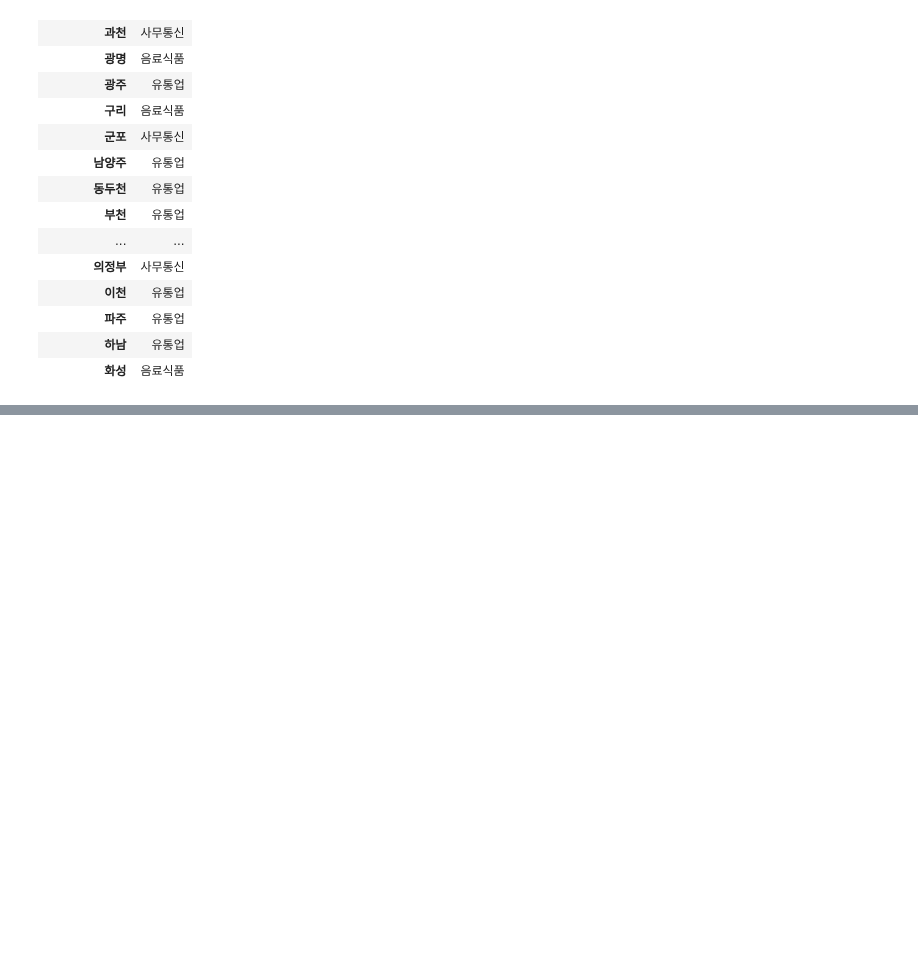
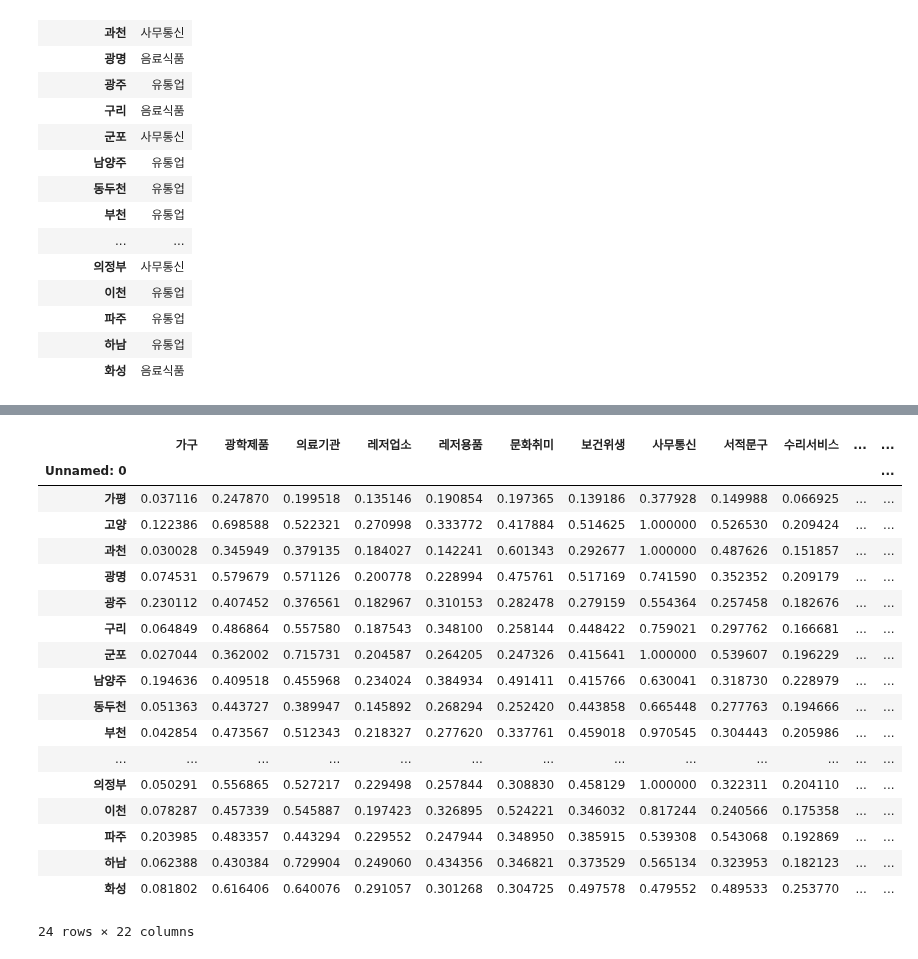
Before and after one commit to leechungpa/mcube, a Jupyter notebook: code/interindustry_analysis/5. 경기 지역별 업종별 부가가치유발계수 시각화.ipynb, the cells around one changed output, grey strips where cells are left out. Saved outputs shown, nothing was run; the diff lists cells and outputs as text; code cells hidden in the pictures; blank space fills up the shorter version.

```diff
--- a/code/interindustry_analysis/5. 경기 지역별 업종별 부가가치유발계수 시각화.ipynb
+++ b/code/interindustry_analysis/5. 경기 지역별 업종별 부가가치유발계수 시각화.ipynb
@@ -130,0 +59,22 @@ SVG(vaic_max_img)
+# %%
+vaic_local_stn
+# %% [output]
+|  | 가구 | 광학제품 | 의료기관 | 레저업소 | 레저용품 | 문화취미 | 보건위생 | 사무통신 | 서적문구 | 수리서비스 | ... | ... |
+| Unnamed: 0 |  |  |  |  |  |  |  |  |  |  |  | ... |
+| 가평 | 0.037116 | 0.247870 | 0.199518 | 0.135146 | 0.190854 | 0.197365 | 0.139186 | 0.377928 | 0.149988 | 0.066925 | ... | ... |
+| 고양 | 0.122386 | 0.698588 | 0.522321 | 0.270998 | 0.333772 | 0.417884 | 0.514625 | 1.000000 | 0.526530 | 0.209424 | ... | ... |
+| 과천 | 0.030028 | 0.345949 | 0.379135 | 0.184027 | 0.142241 | 0.601343 | 0.292677 | 1.000000 | 0.487626 | 0.151857 | ... | ... |
+| 광명 | 0.074531 | 0.579679 | 0.571126 | 0.200778 | 0.228994 | 0.475761 | 0.517169 | 0.741590 | 0.352352 | 0.209179 | ... | ... |
+| 광주 | 0.230112 | 0.407452 | 0.376561 | 0.182967 | 0.310153 | 0.282478 | 0.279159 | 0.554364 | 0.257458 | 0.182676 | ... | ... |
+| 구리 | 0.064849 | 0.486864 | 0.557580 | 0.187543 | 0.348100 | 0.258144 | 0.448422 | 0.759021 | 0.297762 | 0.166681 | ... | ... |
+| 군포 | 0.027044 | 0.362002 | 0.715731 | 0.204587 | 0.264205 | 0.247326 | 0.415641 | 1.000000 | 0.539607 | 0.196229 | ... | ... |
+| 남양주 | 0.194636 | 0.409518 | 0.455968 | 0.234024 | 0.384934 | 0.491411 | 0.415766 | 0.630041 | 0.318730 | 0.228979 | ... | ... |
+| 동두천 | 0.051363 | 0.443727 | 0.389947 | 0.145892 | 0.268294 | 0.252420 | 0.443858 | 0.665448 | 0.277763 | 0.194666 | ... | ... |
+| 부천 | 0.042854 | 0.473567 | 0.512343 | 0.218327 | 0.277620 | 0.337761 | 0.459018 | 0.970545 | 0.304443 | 0.205986 | ... | ... |
+| ... | ... | ... | ... | ... | ... | ... | ... | ... | ... | ... | ... | ... |
+| 의정부 | 0.050291 | 0.556865 | 0.527217 | 0.229498 | 0.257844 | 0.308830 | 0.458129 | 1.000000 | 0.322311 | 0.204110 | ... | ... |
+| 이천 | 0.078287 | 0.457339 | 0.545887 | 0.197423 | 0.326895 | 0.524221 | 0.346032 | 0.817244 | 0.240566 | 0.175358 | ... | ... |
+| 파주 | 0.203985 | 0.483357 | 0.443294 | 0.229552 | 0.247944 | 0.348950 | 0.385915 | 0.539308 | 0.543068 | 0.192869 | ... | ... |
+| 하남 | 0.062388 | 0.430384 | 0.729904 | 0.249060 | 0.434356 | 0.346821 | 0.373529 | 0.565134 | 0.323953 | 0.182123 | ... | ... |
+| 화성 | 0.081802 | 0.616406 | 0.640076 | 0.291057 | 0.301268 | 0.304725 | 0.497578 | 0.479552 | 0.489533 | 0.253770 | ... | ... |
+24 rows × 22 columns
```
Also changed, not shown: parts of 18 cells of this notebook, 5 other files.
